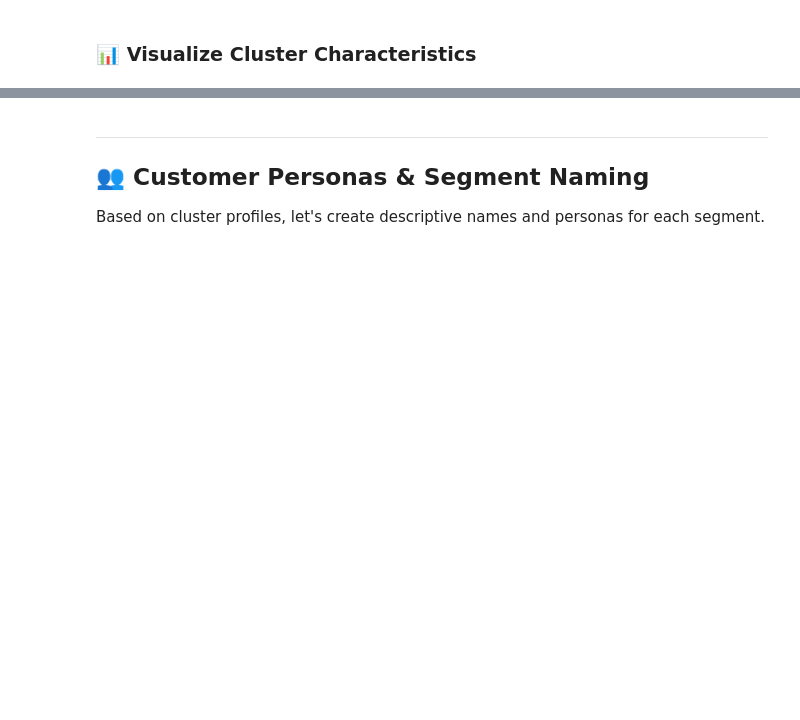
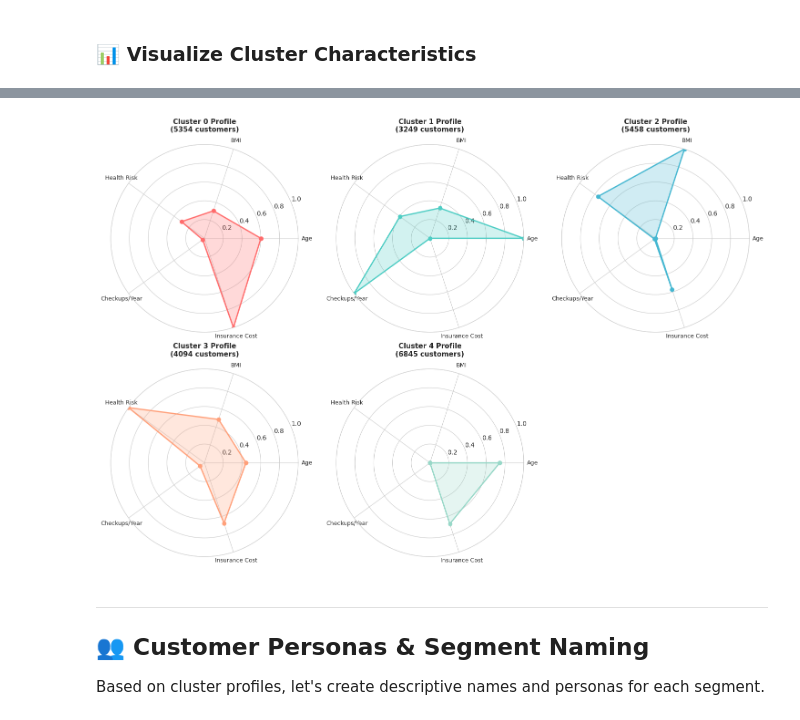
Before and after one commit to getgreater85/insurance-cx-portfolio, a Jupyter notebook: notebooks/phase2/01_customer_segmentation.ipynb, the cells around one changed output, grey strips where cells are left out. Drawn from its saved outputs; the diff is of its cells as text; code cells hidden in the pictures; blank space fills up the shorter version.

```diff
--- a/notebooks/phase2/01_customer_segmentation.ipynb
+++ b/notebooks/phase2/01_customer_segmentation.ipynb
@@ -404,48 +523,53 @@ plt.show()
 # Create radar charts for each cluster
 from math import pi
 
-# Select features for radar chart (normalized)
-radar_features = ['age', 'bmi', 'health_risk_score', 'regular_checkup_lasy_year', 'insurance_cost_mean']
+# Select features for radar chart (normalized) - FIXED COLUMN NAMES
+radar_features = ['age_mean', 'bmi_mean', 'health_risk_score_mean', 'regular_checkup_lasy_year_mean', 'insurance_cost_mean']
 radar_labels = ['Age', 'BMI', 'Health Risk', 'Checkups/Year', 'Insurance Cost']
 
 # Normalize features to 0-1 scale
 radar_data = cluster_profile[radar_features].copy()
 for col in radar_features:
-    radar_data[col] = (radar_data[col] - radar_data[col].min()) / (radar_data[col].max() - radar_data[col].min())
+    col_min = radar_data[col].min()
+    col_max = radar_data[col].max()
+    if col_max > col_min:
+        radar_data[col] = (radar_data[col] - col_min) / (col_max - col_min)
 
 # Create subplot for each cluster
 fig, axes = plt.subplots(2, 3, figsize=(15, 10), subplot_kw=dict(projection='polar'))
 axes = axes.flatten()
 
 for idx, cluster in enumerate(range(optimal_k)):
     ax = axes[idx]
 
     # Get values for this cluster
-    values = radar_data.loc[cluster].values.tolist()
+    values = radar_data.iloc[cluster].values.tolist()  # Changed to iloc
     values += values[:1]  # Complete the circle
 
     # Set up angles
     angles = [n / float(len(radar_features)) * 2 * pi for n in range(len(radar_features))]
     angles += angles[:1]
 
     # Plot
     ax.plot(angles, values, 'o-', linewidth=2, color=colors[idx], label=f'Cluster {cluster}')
     ax.fill(angles, values, alpha=0.25, color=colors[idx])
 
     # Labels
     ax.set_xticks(angles[:-1])
     ax.set_xticklabels(radar_labels, size=9)
     ax.set_ylim(0, 1)
-    ax.set_title(f'Cluster {cluster} Profile\n({cluster_profile.loc[cluster, "size"]} customers)',
+    ax.set_title(f'Cluster {cluster} Profile\n({int(cluster_profile.iloc[cluster]["size"])} customers)',  # Changed to iloc
                  fontweight='bold', size=11, pad=20)
     ax.grid(True)
 
 # Remove extra subplot
 fig.delaxes(axes[5])
 
 plt.tight_layout()
-plt.savefig('../../outputs/figures/phase2/04_cluster_radar.png', dpi=300, bbox_inches='tight')
+plt.savefig('/content/sample_data/4.png', dpi=300, bbox_inches='tight')
 plt.show()
+# %% [output]
+[figure, added]
 # %% [markdown]
 ---
 
```
Also changed, not shown: parts of 16 cells of this notebook.
